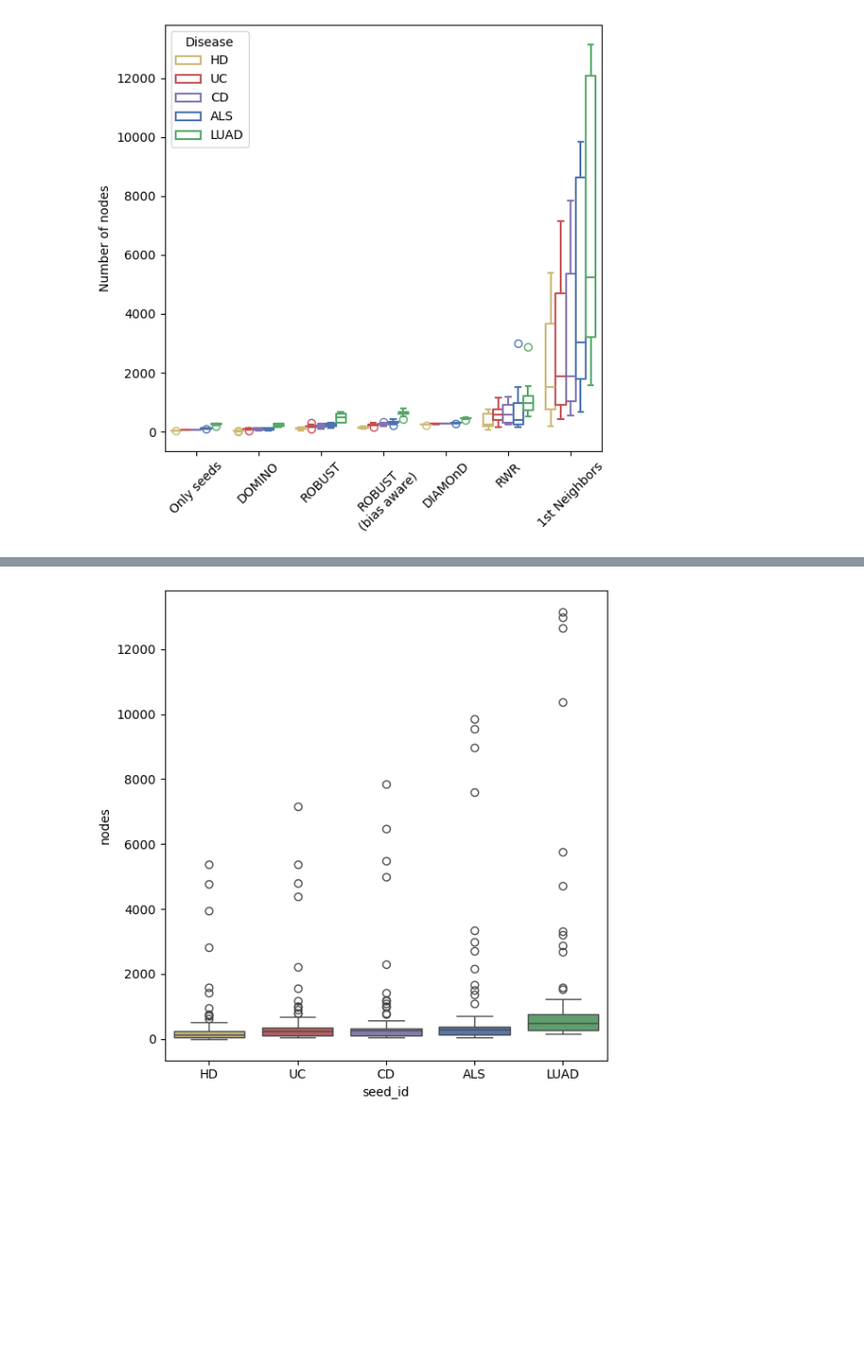
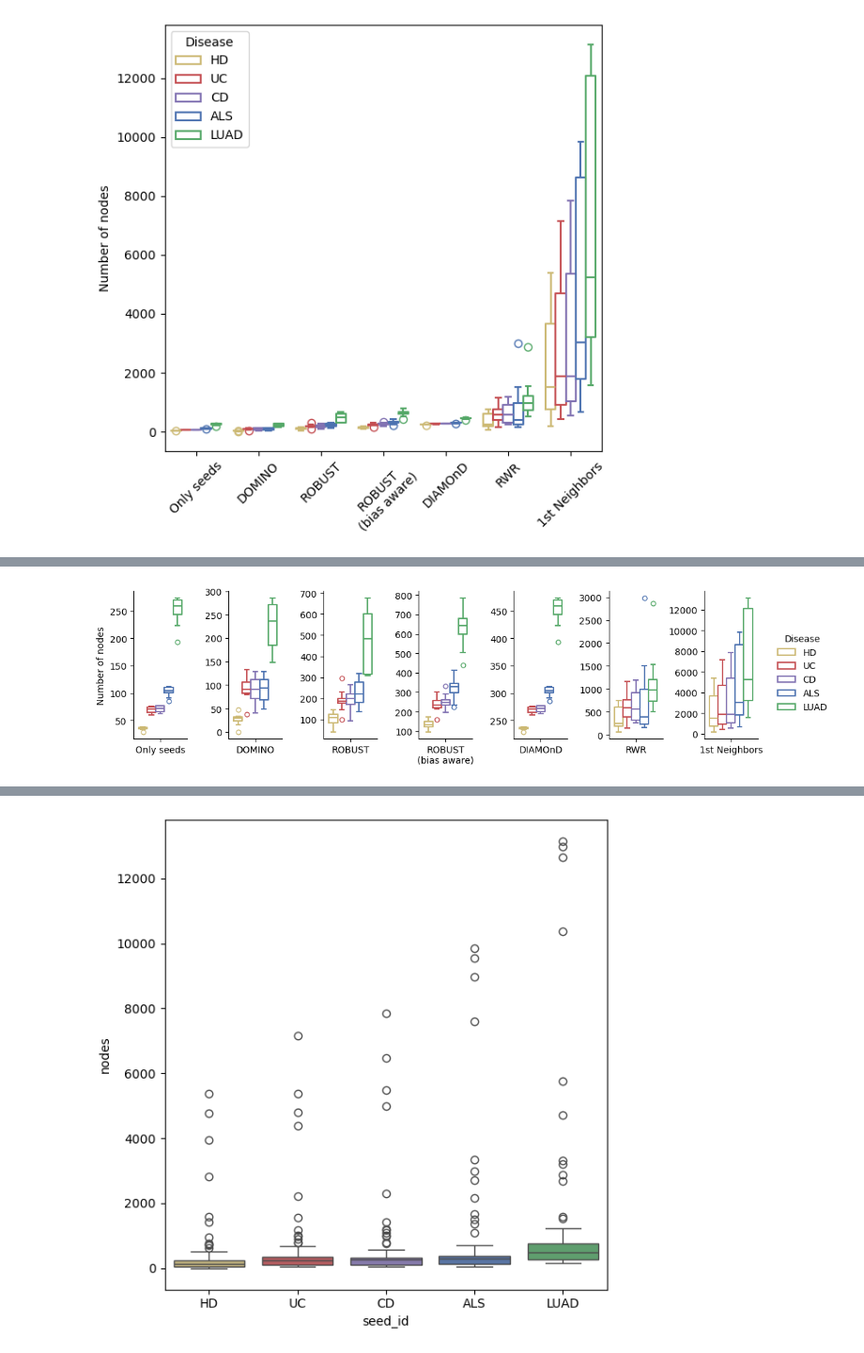
Before and after one commit to REPO4EU/modulediscovery_demonstration, a Jupyter notebook: src/04_visualize_module_topology.ipynb, the cells around one changed output, grey strips where cells are left out. Shown at 94% size. Saved outputs shown, nothing was run; the diff lists cells and outputs as text; code cells hidden in the pictures; blank space fills up the shorter version.

```diff
--- a/src/04_visualize_module_topology.ipynb
+++ b/src/04_visualize_module_topology.ipynb
@@ -76,0 +150,29 @@ plt.show()
+# %%
+g = sns.catplot(
+    data=df,
+    kind="box",
+    x="amim",
+    y="nodes",
+    col="amim",
+    col_order=amim_meta_df.label,
+    hue="seed_id",
+    palette=dict(zip(seed_meta_df.short, seed_meta_df.color)),
+    hue_order=seed_meta_df.short,
+    height=3,
+    aspect=0.5,
+    sharex=False,
+    sharey=False,
+    fill=False,
+)
+
+g.set_axis_labels("", "Number of nodes")
+g.set_titles("")  # removes facet titles
+
+plt.tight_layout()
+g.figure.subplots_adjust(right=0.9)  # make space for legend
+g._legend.set_title("Disease")
+g._legend.set_bbox_to_anchor((1., 0.5))  # move legend outside
+
+plt.show()
+# %% [output]
+[figure, added]
```
Also changed, not shown: parts of 7 cells of this notebook, 2 other files.
